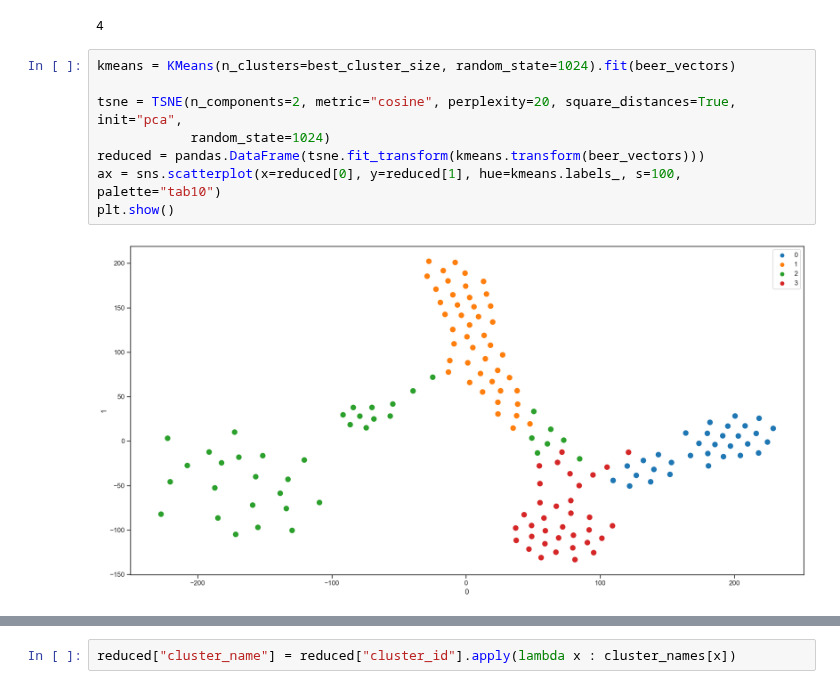
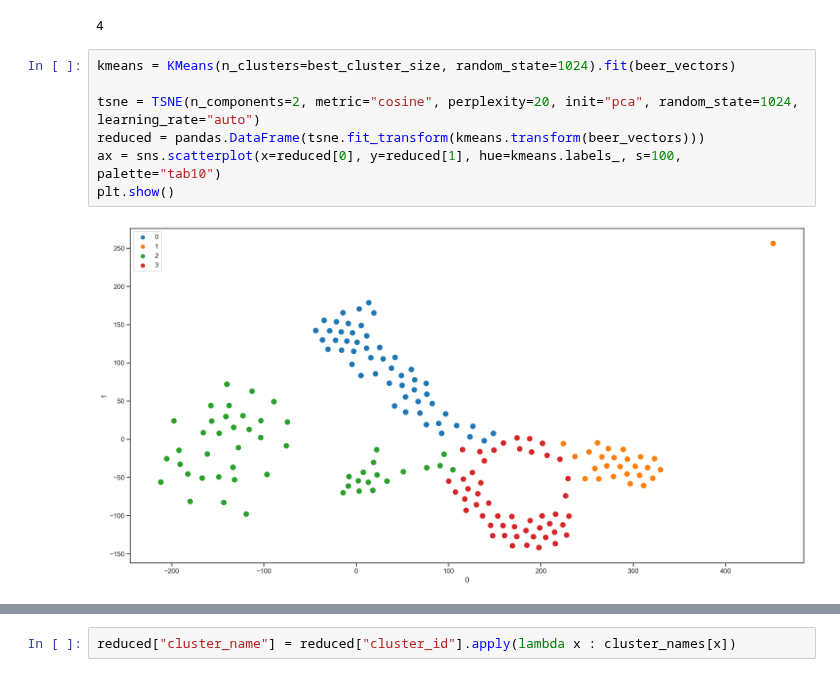
Before and after one commit to dmnapolitano/troon_release_prediction, a Jupyter notebook: Cluster Beers.ipynb, the cells around one changed output, grey strips where cells are left out. Cells and saved outputs as stored; diff of their text form.

```diff
--- a/Cluster Beers.ipynb
+++ b/Cluster Beers.ipynb
@@ -134,13 +136,12 @@ best_cluster_size
 # %%
 kmeans = KMeans(n_clusters=best_cluster_size, random_state=1024).fit(beer_vectors)
 
-tsne = TSNE(n_components=2, metric="cosine", perplexity=20, square_distances=True, init="pca",
-            random_state=1024)
+tsne = TSNE(n_components=2, metric="cosine", perplexity=20, init="pca", random_state=1024, learning_rate="auto")
 reduced = pandas.DataFrame(tsne.fit_transform(kmeans.transform(beer_vectors)))
 ax = sns.scatterplot(x=reduced[0], y=reduced[1], hue=kmeans.labels_, s=100, palette="tab10")
 plt.show()
 # %% [output]
-[figure, old version]
+[figure, new version]
 # %%
 cluster_attributes = {l : [] for l in set(kmeans.labels_)}
 reduced["id"] = beer_ids
```
Also changed, not shown: parts of 8 cells of this notebook, 3 other files.
